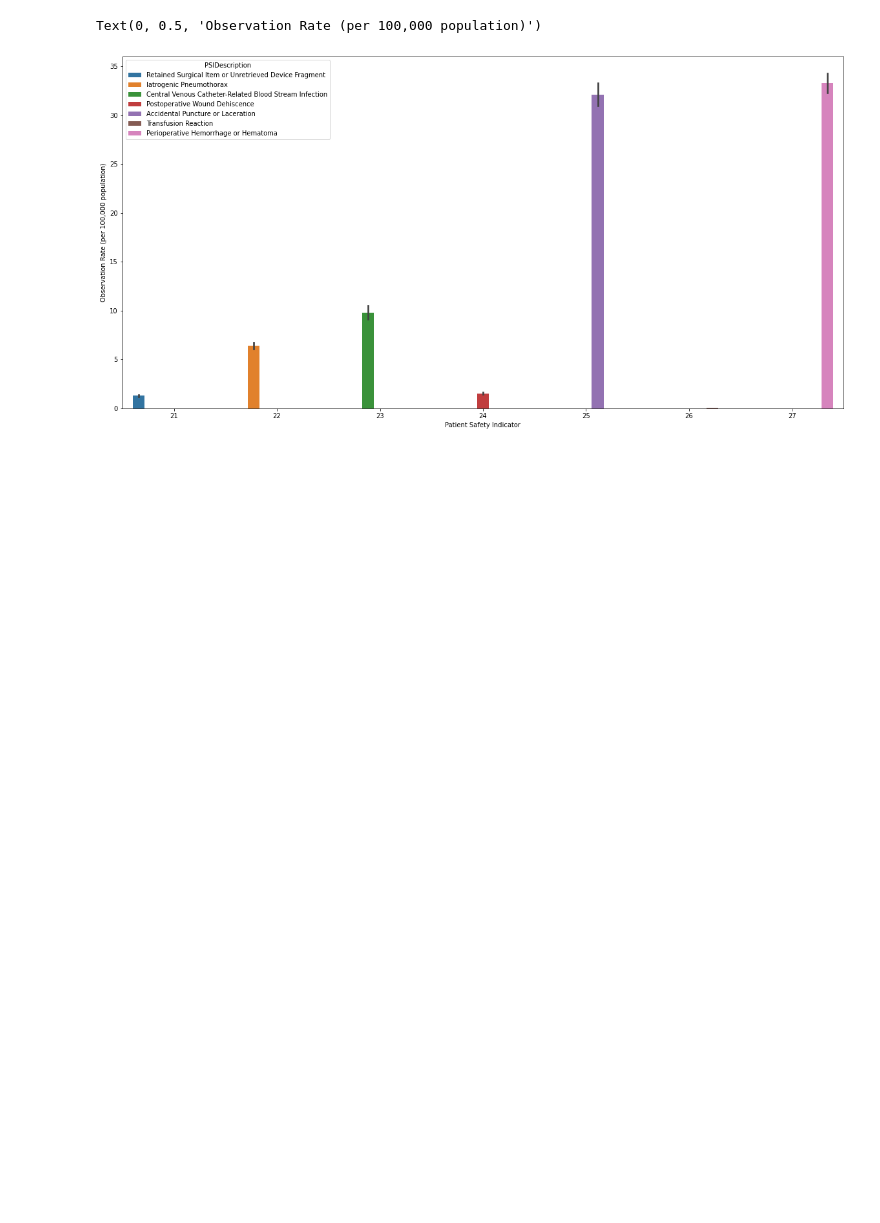
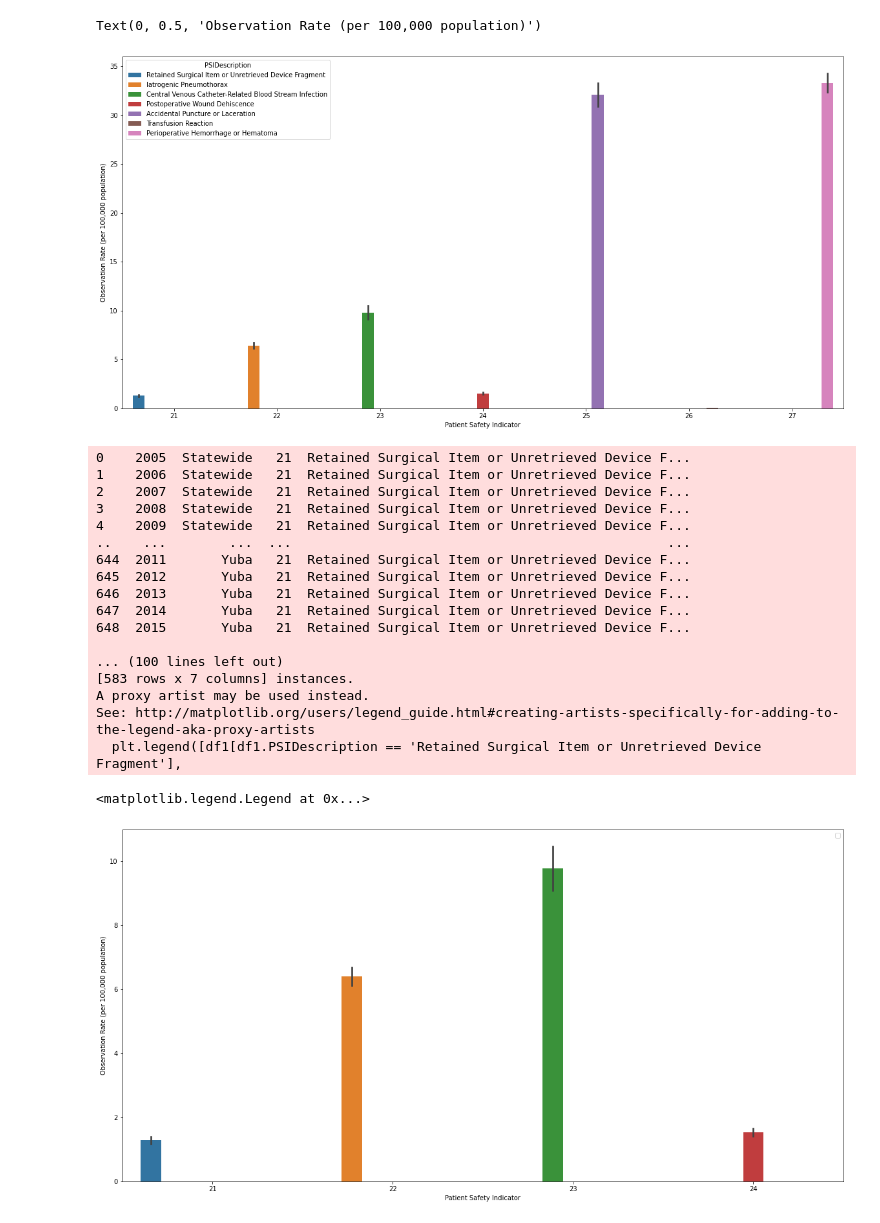
Before and after one commit to moh-k189/caliadverse, a Jupyter notebook: calihealth.ipynb, the cells around one changed output. Cells and saved outputs as stored; diff of their text form; code cells hidden in the pictures; blank space fills up the shorter version.

```diff
--- a/calihealth.ipynb
+++ b/calihealth.ipynb
@@ -155,0 +155,39 @@ Text(0, 0.5, 'Observation Rate (per 100,000 population)')
+# %%
+df1 = df
+df1 = df1[df1.PSIDescription != 'Perioperative Hemorrhage or Hematoma']
+df1 = df1[df1.PSIDescription != 'Transfusion Reaction']
+df1 = df1[df1.PSIDescription != 'Accidental Puncture or Laceration']
+# %%
+f1, ax1 = plt.subplots(figsize=(20,10))
+p1 = sns.barplot(x=df1['PSI'], y='ObsRate', hue='PSIDescription', data=df)
+
+# Renaming labels for better understanding
+plt.xlabel('Patient Safety Indicator')
+plt.ylabel('Observation Rate (per 100,000 population)')
+
+# Only including thw first 4 items for the legend
+plt.legend([df1[df1.PSIDescription == 'Retained Surgical Item or Unretrieved Device Fragment'],
+            df1[df1.PSIDescription == 'Iatrogenic Pneumothorax'],
+            df1[df1.PSIDescription == 'Central Venous Catheter-Related Blood Stream Infection'],
+            df1[df1.PSIDescription == 'Postoperative Wound Dehiscence']],
+           ['label1', 'label2', 'label3', 'label4'])
+# %% [output]
+0    2005  Statewide   21  Retained Surgical Item or Unretrieved Device F...
+1    2006  Statewide   21  Retained Surgical Item or Unretrieved Device F...
+2    2007  Statewide   21  Retained Surgical Item or Unretrieved Device F...
+3    2008  Statewide   21  Retained Surgical Item or Unretrieved Device F...
+4    2009  Statewide   21  Retained Surgical Item or Unretrieved Device F...
+..    ...        ...  ...                                                ...
+644  2011       Yuba   21  Retained Surgical Item or Unretrieved Device F...
+645  2012       Yuba   21  Retained Surgical Item or Unretrieved Device F...
+646  2013       Yuba   21  Retained Surgical Item or Unretrieved Device F...
+647  2014       Yuba   21  Retained Surgical Item or Unretrieved Device F...
+648  2015       Yuba   21  Retained Surgical Item or Unretrieved Device F...
+
+... (100 lines left out)
+[583 rows x 7 columns] instances.
+A proxy artist may be used instead.
+See: http://matplotlib.org/users/legend_guide.html#creating-artists-specifically-for-adding-to-the-legend-aka-proxy-artists
+  plt.legend([df1[df1.PSIDescription == 'Retained Surgical Item or Unretrieved Device Fragment'],
+<matplotlib.legend.Legend at 0x...>
+[figure, added]
```
Also changed, not shown: parts of 2 cells of this notebook.
